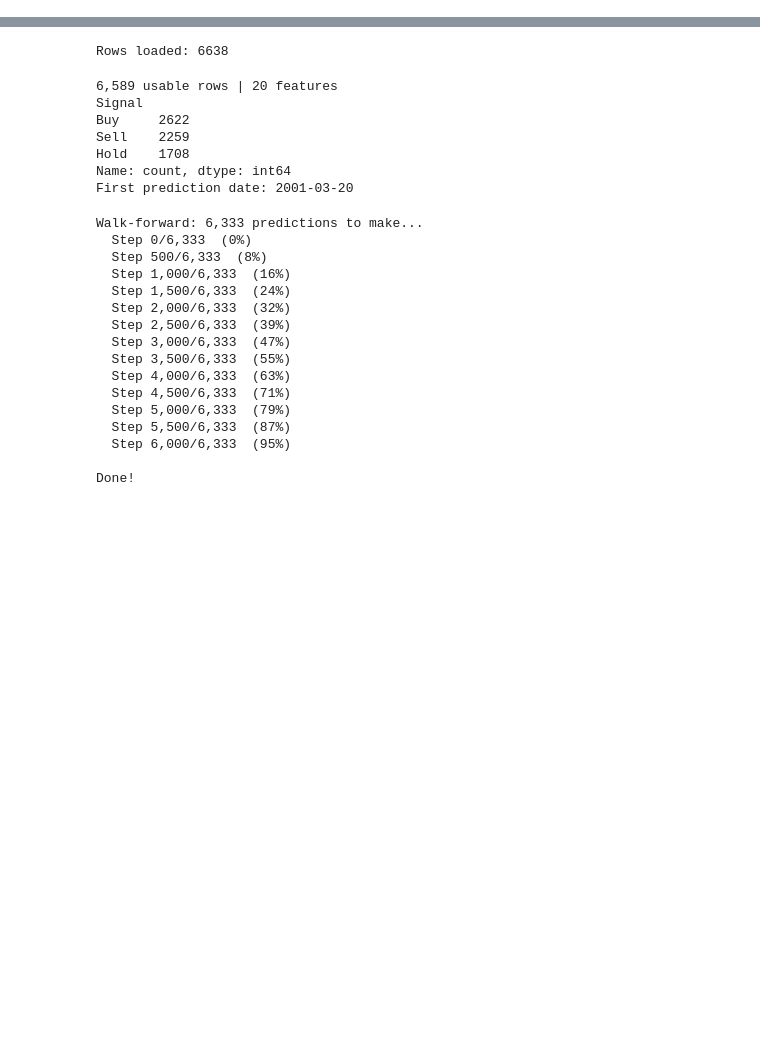
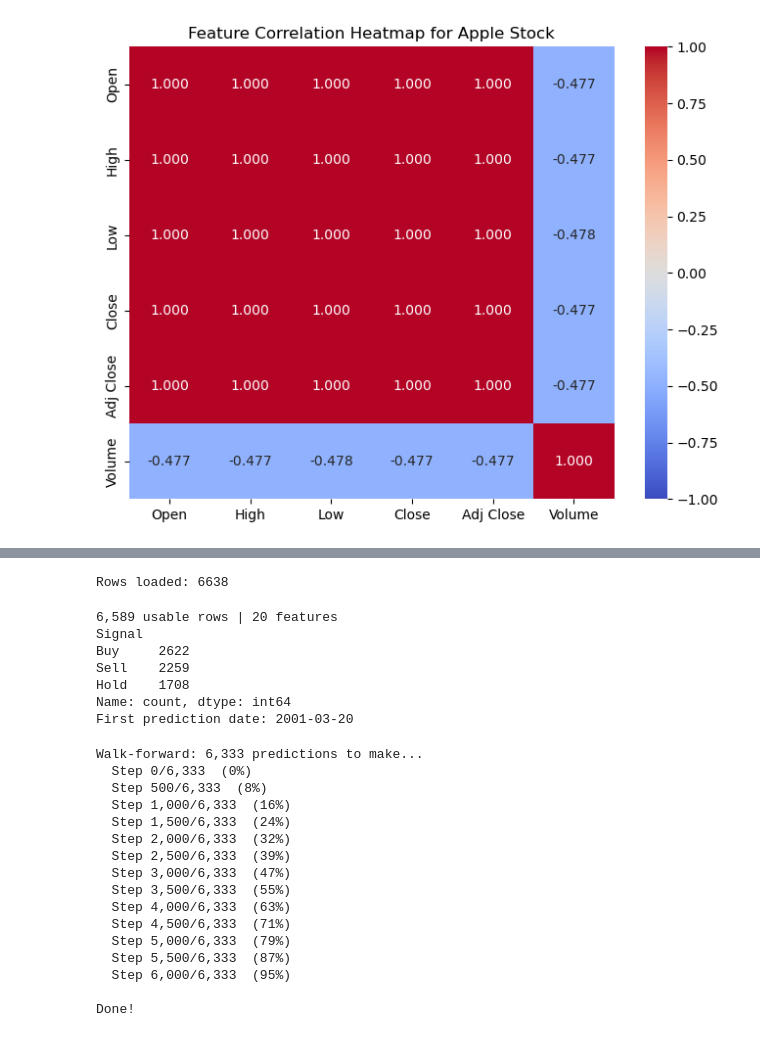
Before and after one commit to Adamy8/ecs171-stock-prediction, a Jupyter notebook: Logistic.ipynb, the cells around one changed output, grey strips where cells are left out. Drawn from its saved outputs; the diff is of its cells as text; code cells hidden in the pictures; blank space fills up the shorter version.

```diff
--- a/Logistic.ipynb
+++ b/Logistic.ipynb
@@ -0,0 +91,13 @@
+# %%
+import seaborn as sns
+
+numerical_features = df[['Open', 'High', 'Low', 'Close', 'Adj Close', 'Volume']]
+
+corr_matrix = numerical_features.corr()
+
+plt.figure(figsize=(8, 6))
+sns.heatmap(corr_matrix, annot=True, cmap='coolwarm', fmt=".3f", vmin=-1, vmax=1)
+plt.title('Feature Correlation Heatmap for Apple Stock')
+plt.show()
+# %% [output]
+[figure, added]
```
Also changed, not shown: parts of 19 cells of this notebook.
